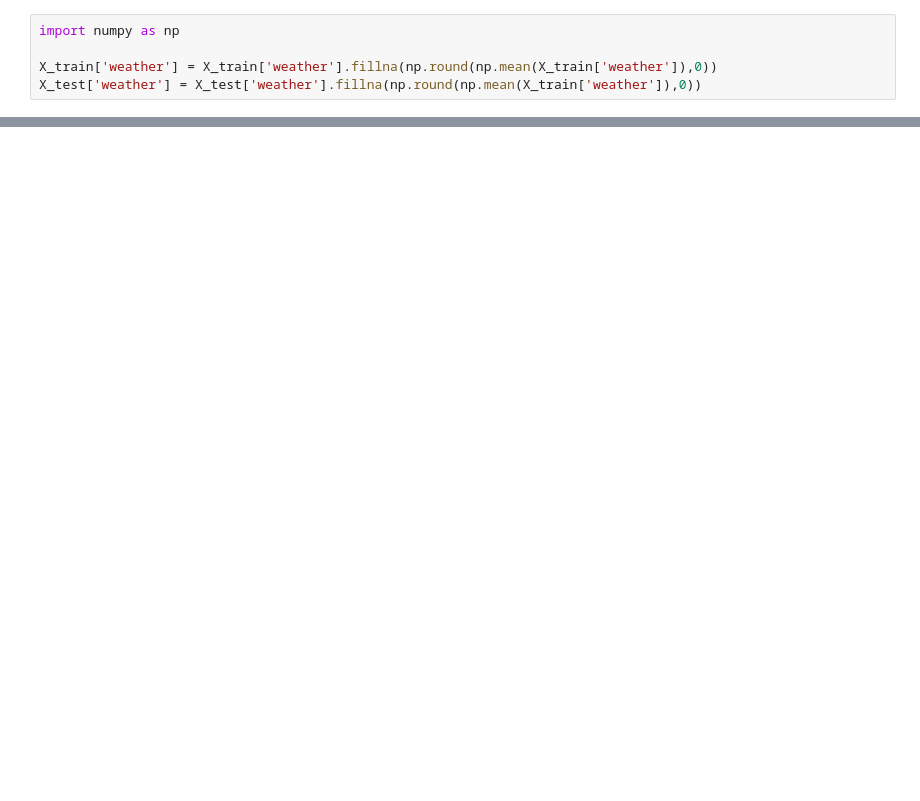
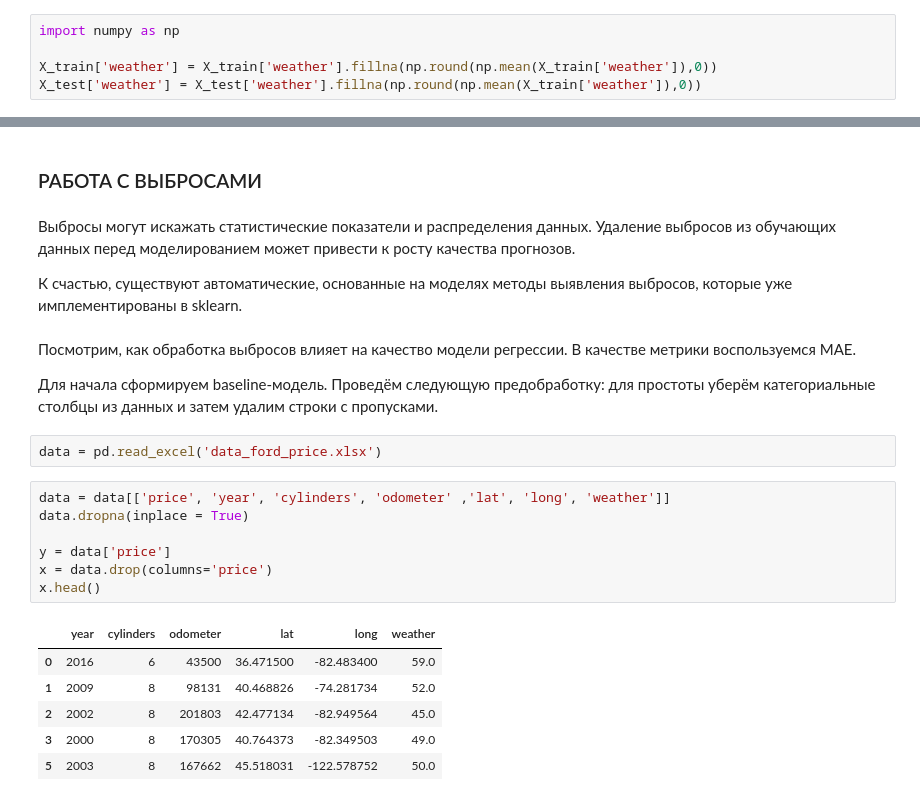
Before and after one commit to killri/sf_data_science, a Jupyter notebook: SF_DS_course_theory_and_practice/ML-6-feature selection/ml-6-theory.ipynb, the cells around one changed output, grey strips where cells are left out. Saved outputs shown, nothing was run; the diff lists cells and outputs as text; blank space fills up the shorter version.

```diff
--- a/SF_DS_course_theory_and_practice/ML-6-feature selection/ml-6-theory.ipynb
+++ b/SF_DS_course_theory_and_practice/ML-6-feature selection/ml-6-theory.ipynb
@@ -220,0 +321,26 @@ X_test['weather'] = X_test['weather'].fillna(np.round(np.mean(X_train['weather']
+# %% [markdown]
+### РАБОТА С ВЫБРОСАМИ
+# %% [markdown]
+Выбросы могут искажать статистические показатели и распределения данных. Удаление выбросов из обучающих данных перед моделированием может привести к росту качества прогнозов.
+
+К счастью, существуют автоматические, основанные на моделях методы выявления выбросов, которые уже имплементированы в  sklearn.
+# %% [markdown]
+Посмотрим, как обработка выбросов влияет на качество модели регрессии. В качестве метрики воспользуемся MAE.
+
+Для начала сформируем baseline-модель. Проведём следующую предобработку: для простоты уберём категориальные столбцы из данных и затем удалим строки с пропусками.
+# %%
+data = pd.read_excel('data_ford_price.xlsx')
+# %%
+data = data[['price', 'year', 'cylinders', 'odometer' ,'lat', 'long', 'weather']]
+data.dropna(inplace = True)
+
+y = data['price']
+x = data.drop(columns='price')
+x.head()
+# %% [output]
+|  | year | cylinders | odometer | lat | long | weather |
+| 0 | 2016 | 6 | 43500 | 36.471500 | -82.483400 | 59.0 |
+| 1 | 2009 | 8 | 98131 | 40.468826 | -74.281734 | 52.0 |
+| 2 | 2002 | 8 | 201803 | 42.477134 | -82.949564 | 45.0 |
+| 3 | 2000 | 8 | 170305 | 40.764373 | -82.349503 | 49.0 |
+| 5 | 2003 | 8 | 167662 | 45.518031 | -122.578752 | 50.0 |
```
Also changed, not shown: parts of 22 cells of this notebook, 9 other files.
